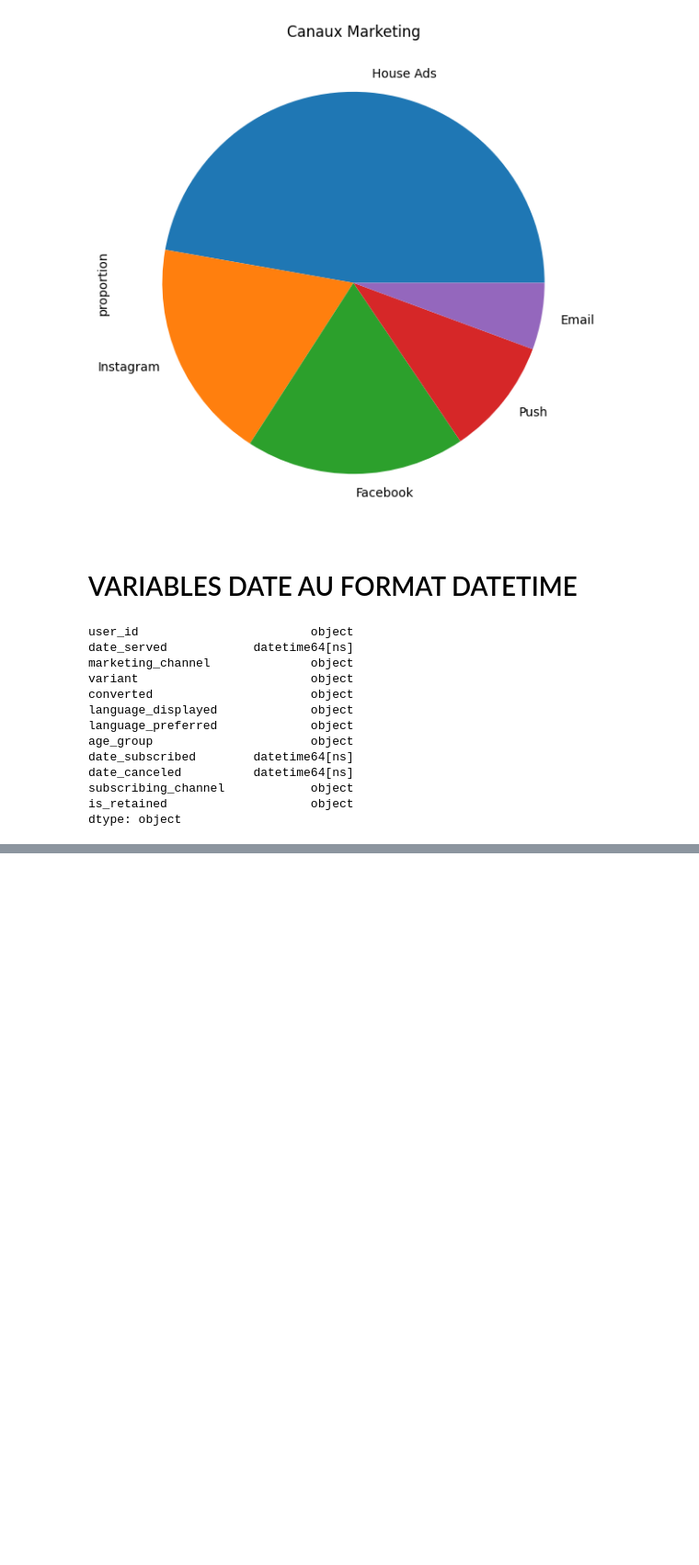
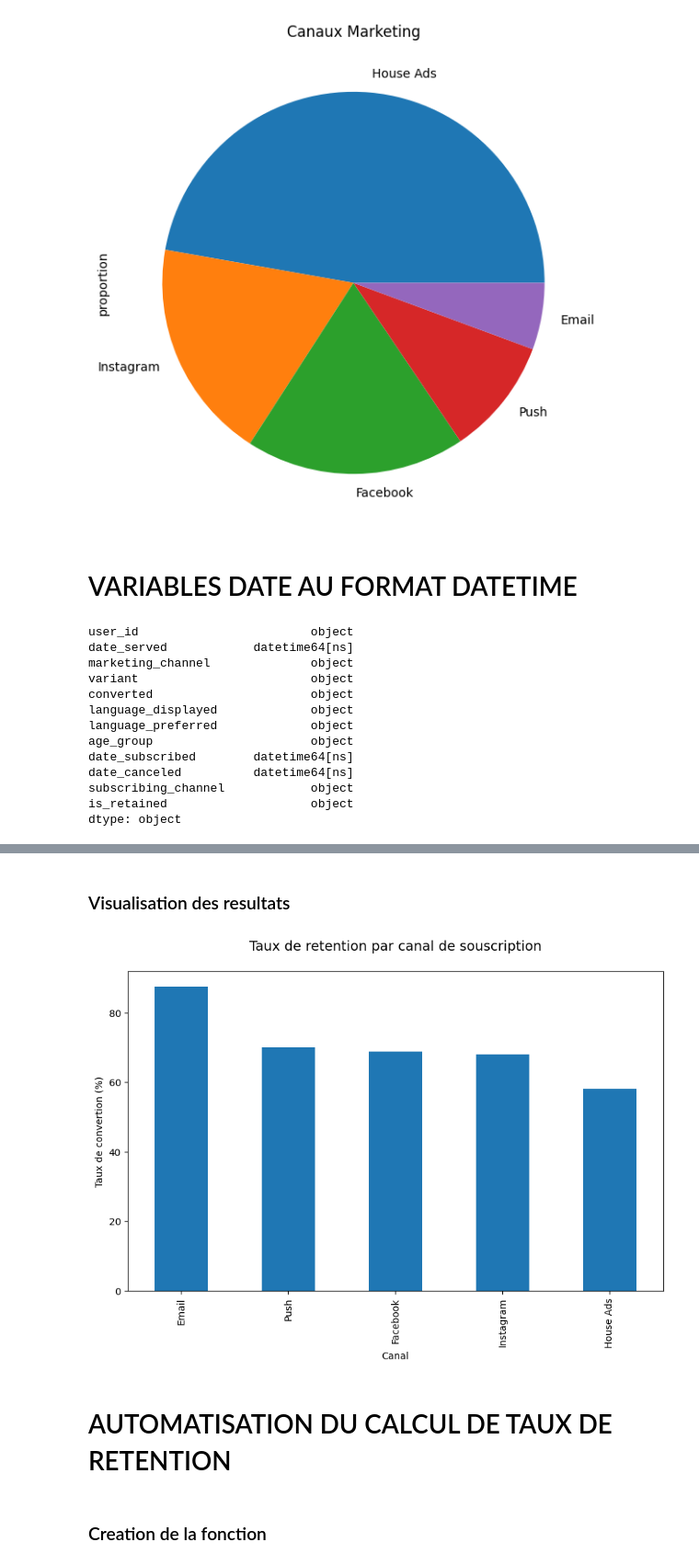
Before and after one commit to compo90/Projet_Analyse_Marketing, a Jupyter notebook: analyse_marketing.ipynb, the cells around one changed output, grey strips where cells are left out. Shown: that part at 92% size. Drawn from its saved outputs; the diff is of its cells as text; code cells hidden in the pictures; blank space fills up the shorter version.

```diff
--- a/analyse_marketing.ipynb
+++ b/analyse_marketing.ipynb
@@ -123,0 +252,4 @@ marketing_df.head()
+# %%
+# Nombre total d'utilisateurs retenu par canal de marketing
+n_retained_per_canal = marketing_df[marketing_df['is_retained']==True].groupby('subscribing_channel')['user_id'].nunique()
+print( n_retained_per_canal)
@@ -123,0 +264,4 @@ marketing_df.head()
+# %%
+# Nombre total d'utilisateur ayant souscrit a l'abonnement via chaque canal
+n_converted_per_canal = marketing_df[marketing_df['converted']==True].groupby('subscribing_channel')['user_id'].nunique()
+print(n_converted_per_canal)
@@ -123,0 +278,4 @@ marketing_df.head()
+# %%
+#Taux de retention par canal de souscription
+taux_retention_per_canal = (n_retained_per_canal/n_converted_per_canal) * 100
+taux_retention_per_canal.sort_values(ascending=False)
@@ -123,0 +290,20 @@ marketing_df.head()
+# %% [markdown]
+### Visualisation des resultats
+# %%
+# Visualisation
+plt.figure(figsize=(10, 6))
+taux_retention_per_canal.sort_values(ascending=False).plot(kind='bar')
+
+plt.title("Taux de retention par canal de souscription\n", fontsize=14)
+
+plt.xlabel('Canal')
+
+plt.ylabel('Taux de convertion (%)')
+
+plt.show()
+# %% [output]
+[figure, added]
+# %% [markdown]
+# AUTOMATISATION DU CALCUL DE TAUX DE RETENTION
+# %% [markdown]
+### Creation de la fonction
```
Also changed, not shown: parts of 32 cells of this notebook.
